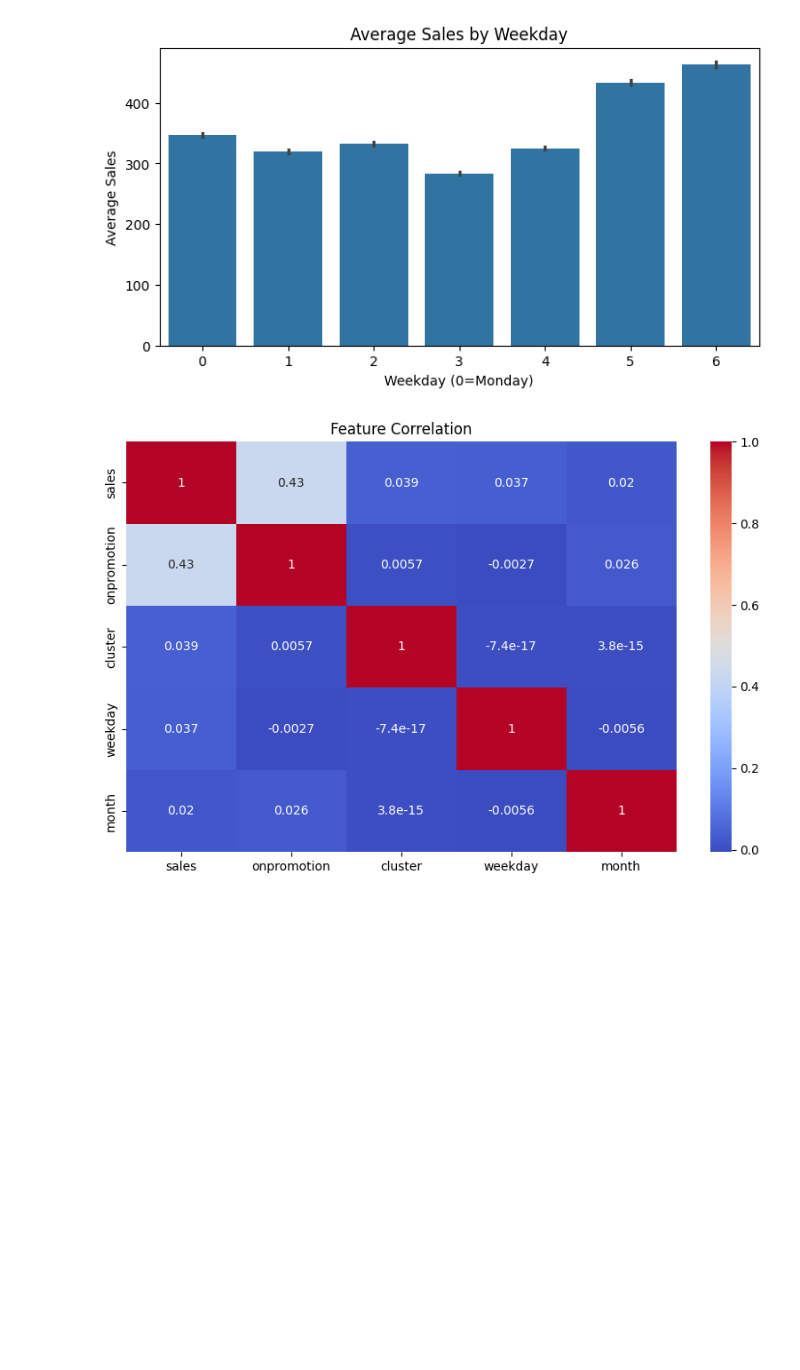
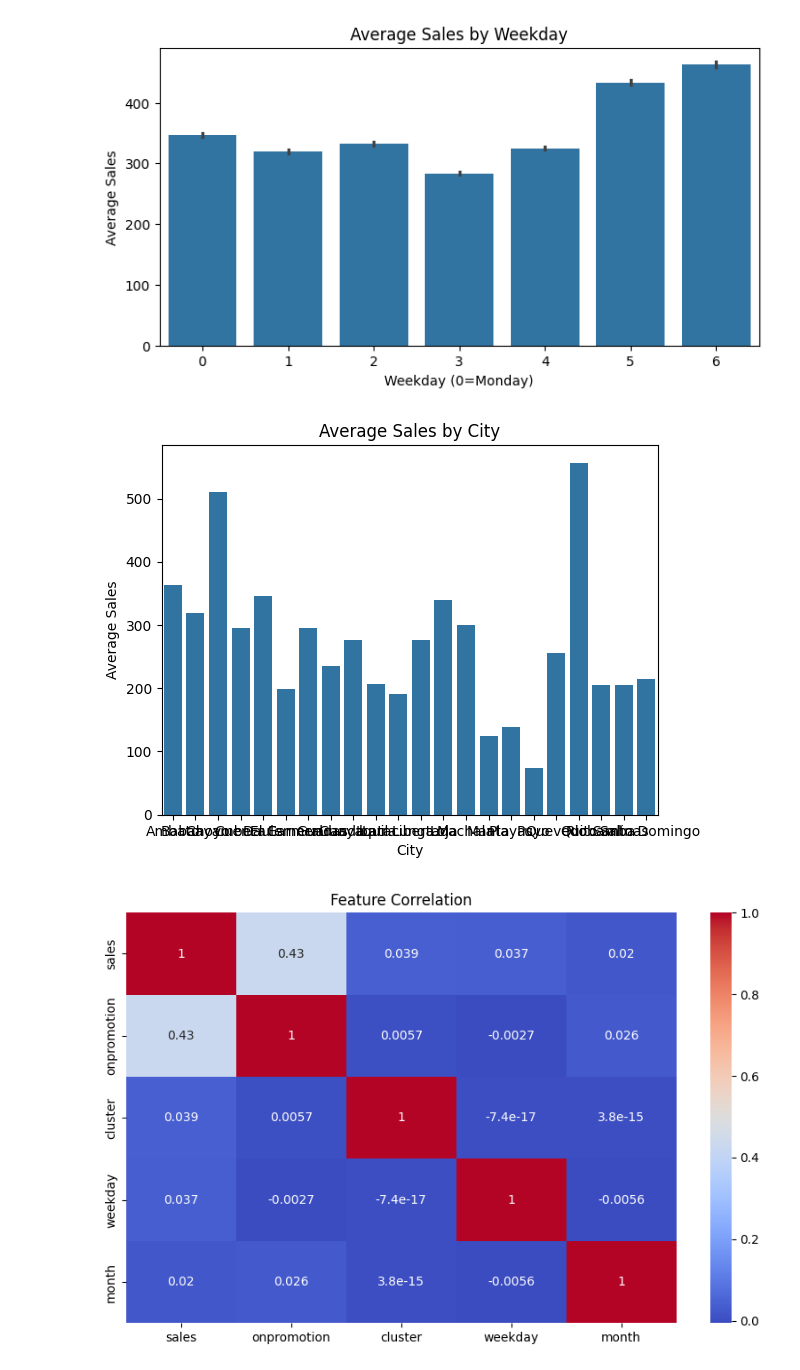
Before and after one commit to JQK1806/store-sales-time-series-forecasting, a Jupyter notebook: notebooks/main.ipynb, the cells around one changed output. Saved outputs shown, nothing was run; the diff lists cells and outputs as text; code cells hidden in the pictures; blank space fills up the shorter version.

```diff
--- a/notebooks/main.ipynb
+++ b/notebooks/main.ipynb
@@ -150,6 +150,14 @@ plt.ylabel('Average Sales')
 plt.show()
 # %% [output]
 [figure]
+# %%
+sns.barplot(x='city', y='sales', data=train.groupby('city')['sales'].mean().reset_index())
+plt.title('Average Sales by City')
+plt.xlabel('City')
+plt.ylabel('Average Sales')
+plt.show()
+# %% [output]
+[figure, added]
 # %%
 plt.figure(figsize=(10,6))
 corr = train[['sales', 'onpromotion', 'cluster', 'weekday', 'month']].corr()
```
Also changed, not shown: parts of 4 cells of this notebook.
